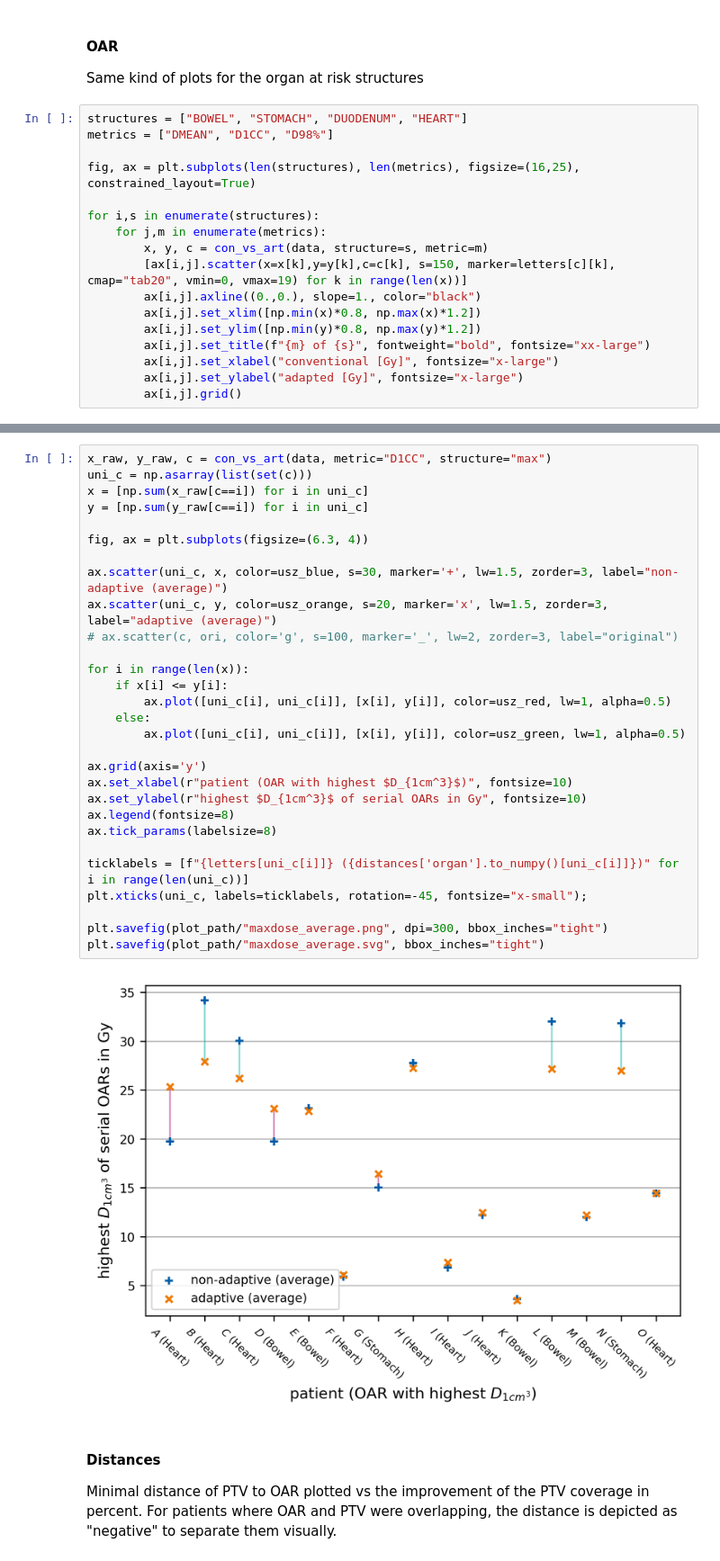
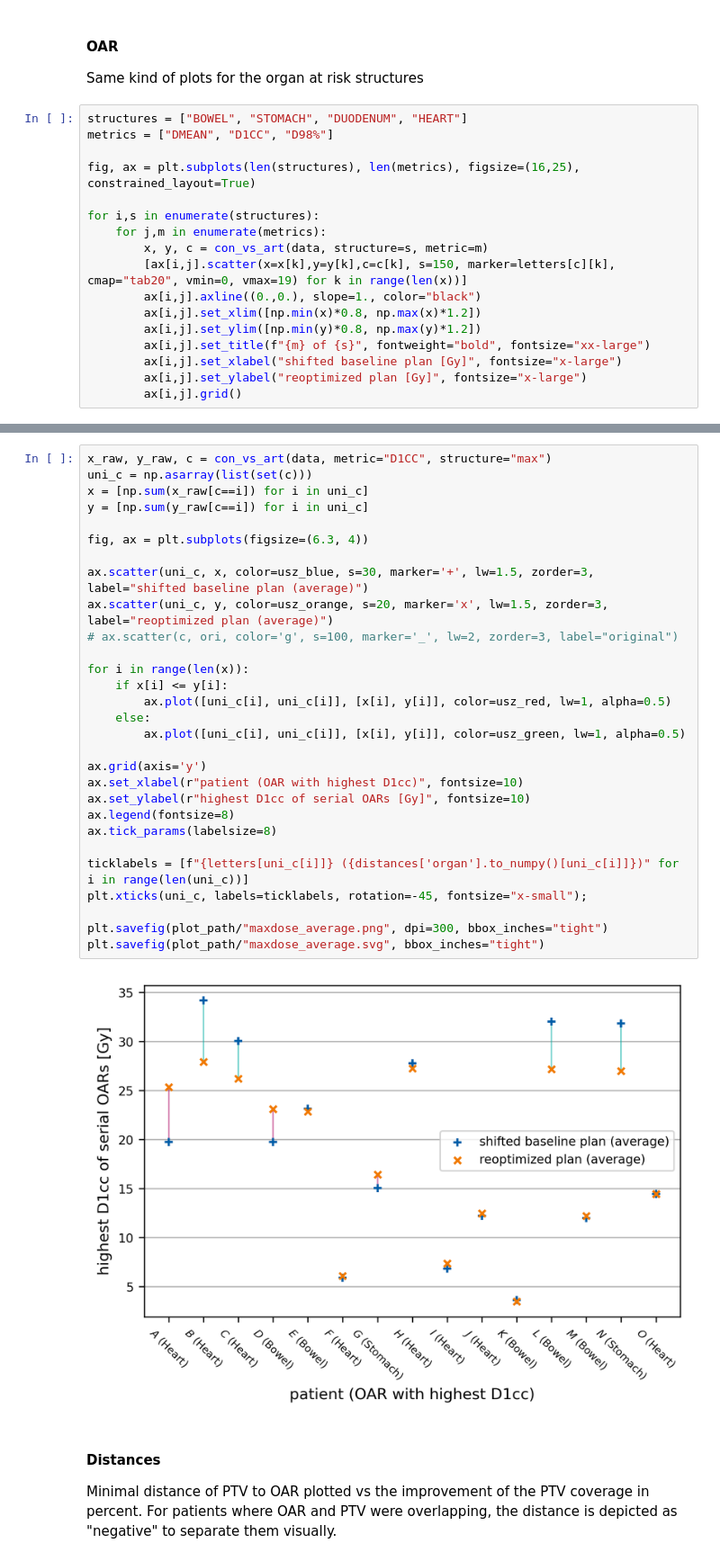
Before and after one commit to rmnldwg/liver-smart, a Jupyter notebook: analysis_public.ipynb, the cells around one changed output, grey strips where cells are left out. Shown at 90% size. Drawn from its saved outputs; the diff is of its cells as text.

Commit message:
changed naming scheme of plans

```diff
--- a/analysis_public.ipynb
+++ b/analysis_public.ipynb
@@ -251,7 +251,7 @@ for i,s in enumerate(structures):
         ax[i,j].set_xlim([np.min(x)*0.8, np.max(x)*1.2])
         ax[i,j].set_ylim([np.min(y)*0.8, np.max(y)*1.2])
         ax[i,j].set_title(f"{m} of {s}", fontweight="bold", fontsize="xx-large")
-        ax[i,j].set_xlabel("conventional [Gy]", fontsize="x-large")
-        ax[i,j].set_ylabel("adapted [Gy]", fontsize="x-large")
+        ax[i,j].set_xlabel("shifted baseline plan [Gy]", fontsize="x-large")
+        ax[i,j].set_ylabel("reoptimized plan [Gy]", fontsize="x-large")
         ax[i,j].grid()
 # %% [output]
@@ -291,34 +291,34 @@ plt.savefig(plot_path/"maxdose_all_scans.svg", bbox_inches="tight")
 # %%
 x_raw, y_raw, c = con_vs_art(data, metric="D1CC", structure="max")
 uni_c = np.asarray(list(set(c)))
 x = [np.sum(x_raw[c==i]) for i in uni_c]
 y = [np.sum(y_raw[c==i]) for i in uni_c]
 
 fig, ax = plt.subplots(figsize=(6.3, 4))
 
-ax.scatter(uni_c, x, color=usz_blue, s=30, marker='+', lw=1.5, zorder=3, label="non-adaptive (average)")
-ax.scatter(uni_c, y, color=usz_orange, s=20, marker='x', lw=1.5, zorder=3, label="adaptive (average)")
+ax.scatter(uni_c, x, color=usz_blue, s=30, marker='+', lw=1.5, zorder=3, label="shifted baseline plan (average)")
+ax.scatter(uni_c, y, color=usz_orange, s=20, marker='x', lw=1.5, zorder=3, label="reoptimized plan (average)")
 # ax.scatter(c, ori, color='g', s=100, marker='_', lw=2, zorder=3, label="original")
 
 for i in range(len(x)):
     if x[i] <= y[i]:
         ax.plot([uni_c[i], uni_c[i]], [x[i], y[i]], color=usz_red, lw=1, alpha=0.5)
     else:
         ax.plot([uni_c[i], uni_c[i]], [x[i], y[i]], color=usz_green, lw=1, alpha=0.5)
 
 ax.grid(axis='y')
-ax.set_xlabel(r"patient (OAR with highest $D_{1cm^3}$)", fontsize=10)
-ax.set_ylabel(r"highest $D_{1cm^3}$ of serial OARs in Gy", fontsize=10)
+ax.set_xlabel(r"patient (OAR with highest D1cc)", fontsize=10)
+ax.set_ylabel(r"highest D1cc of serial OARs [Gy]", fontsize=10)
 ax.legend(fontsize=8)
 ax.tick_params(labelsize=8)
 
 ticklabels = [f"{letters[uni_c[i]]} ({distances['organ'].to_numpy()[uni_c[i]]})" for i in range(len(uni_c))]
 plt.xticks(uni_c, labels=ticklabels, rotation=-45, fontsize="x-small");
 
 plt.savefig(plot_path/"maxdose_average.png", dpi=300, bbox_inches="tight")
 plt.savefig(plot_path/"maxdose_average.svg", bbox_inches="tight")
 # %% [output]
-[figure, old version]
+[figure, new version]
 # %% [markdown]
 #### Distances
 Minimal distance of PTV to OAR plotted vs the improvement of the PTV coverage in percent. For patients where OAR and PTV were overlapping, the distance is depicted as "negative" to separate them visually.
```
Also changed, not shown: parts of 9 cells of this notebook, 16 other files.
